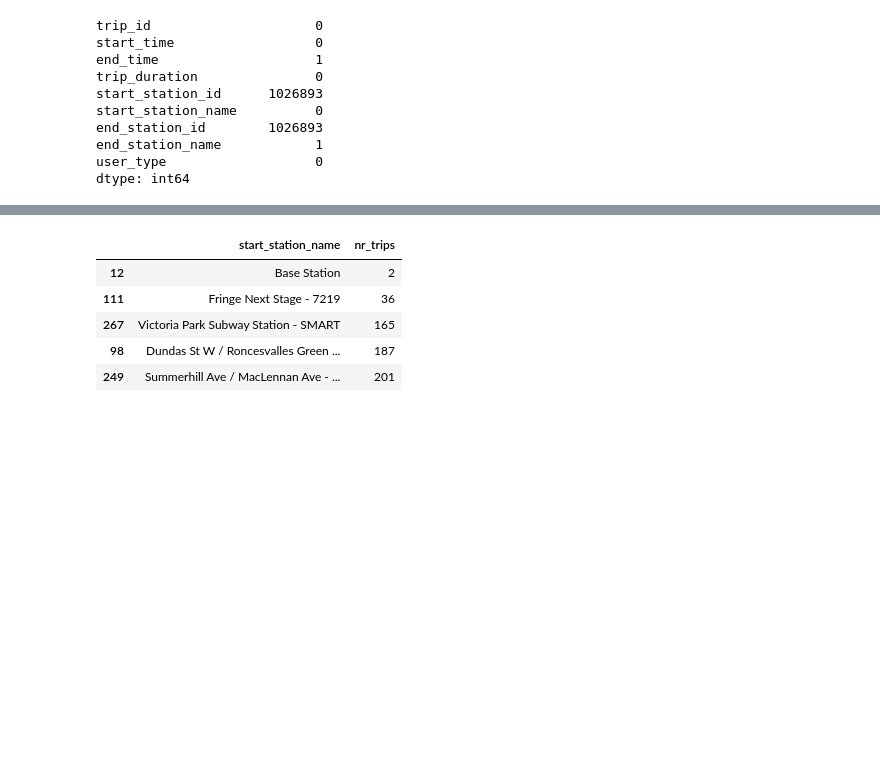
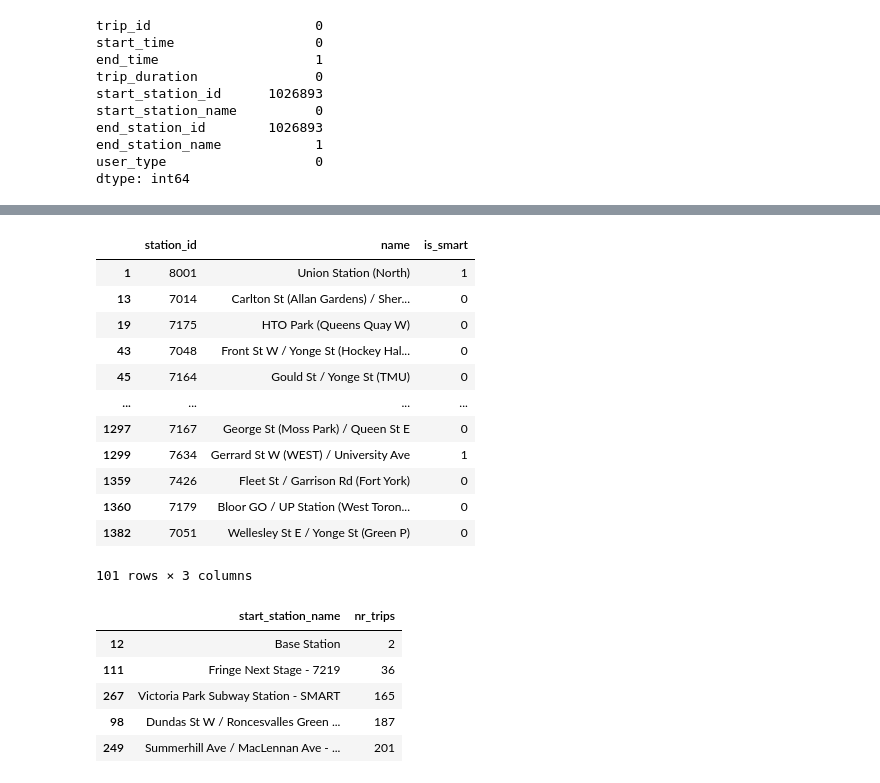
Before and after one commit to Neman-River/bikeshare_toronto, a Jupyter notebook: import_data.ipynb, the cells around one changed output, grey strips where cells are left out. Saved outputs shown, nothing was run; the diff lists cells and outputs as text; code cells hidden in the pictures; blank space fills up the shorter version.

```diff
--- a/import_data.ipynb
+++ b/import_data.ipynb
@@ -863,0 +1441,7 @@ dtype: int64
+# %%
+stations_actual_names['name'] = [standardize_intersection(name) for name in stations_actual_names['name']]
+# %%
+stations_actual_names['is_smart'] = stations_actual_names['name'].str.lower().str.contains('smart').astype('int16')
+# %%
+# remove suffix SMART
+stations_actual_names.name = [re.sub(r'\s*[-–]\s*SMART\b', '', name, flags=re.IGNORECASE) for name in stations_actual_names.name]
@@ -863,0 +1451,4 @@ dtype: int64
+# %%
+#  once more after removing suffix SMART
+stations_actual_names['name'] = [standardize_intersection(name) for name in stations_actual_names['name']]
+df17['start_station_name'] = [standardize_intersection(name) for name in df17['start_station_name']]
@@ -863,0 +1497,17 @@ dtype: int64
+# %%
+# let's check the importance of information on parenthesis:
+stations_actual_names[stations_actual_names.name.str.contains(r"\(", regex=True)]
+# %% [output]
+|  | station_id | name | is_smart |
+| 1 | 8001 | Union Station (North) | 1 |
+| 13 | 7014 | Carlton St (Allan Gardens) / Sher... | 0 |
+| 19 | 7175 | HTO Park (Queens Quay W) | 0 |
+| 43 | 7048 | Front St W / Yonge St (Hockey Hal... | 0 |
+| 45 | 7164 | Gould St / Yonge St (TMU) | 0 |
+| ... | ... | ... | ... |
+| 1297 | 7167 | George St (Moss Park) / Queen St E | 0 |
+| 1299 | 7634 | Gerrard St W (WEST) / University Ave | 1 |
+| 1359 | 7426 | Fleet St / Garrison Rd (Fort York) | 0 |
+| 1360 | 7179 | Bloor GO / UP Station (West Toron... | 0 |
+| 1382 | 7051 | Wellesley St E / Yonge St (Green P) | 0 |
+101 rows × 3 columns
```
Also changed, not shown: parts of 223 cells of this notebook.
